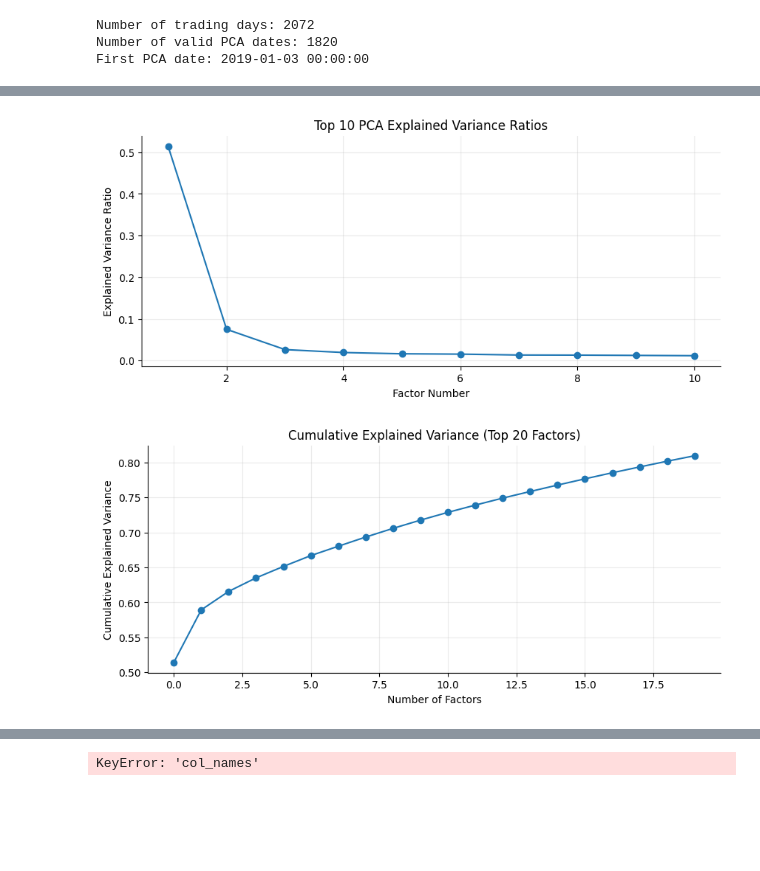
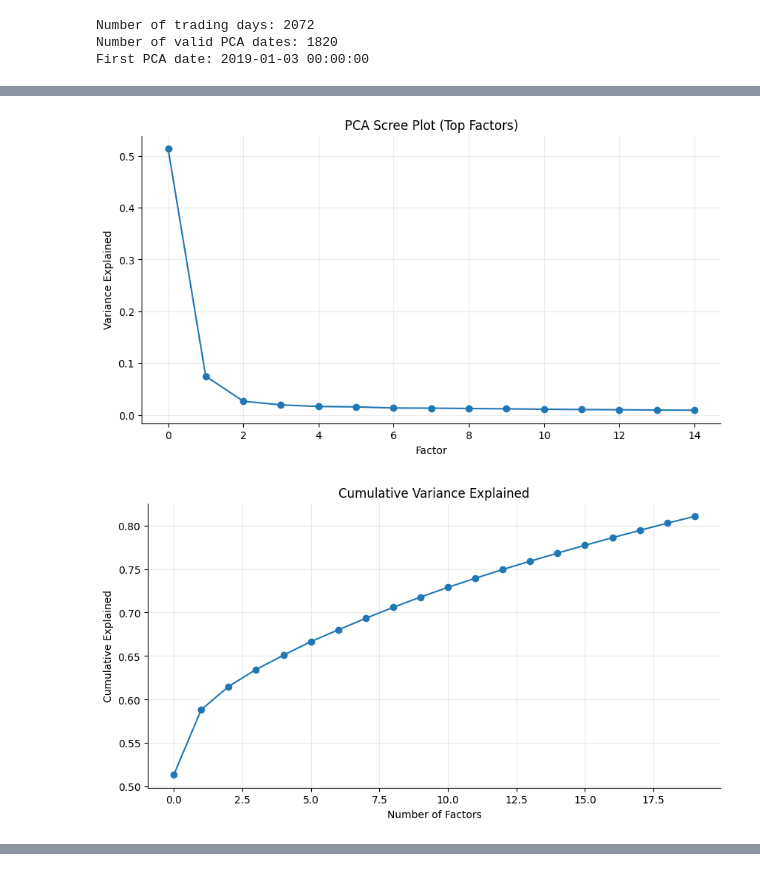
Before and after one commit to NishankRai25/Trading-Research, a Jupyter notebook: Research/statarb1/models/baseline2(OU+PCA+KALMAN).ipynb, the cells around one changed output, grey strips where cells are left out. Cells and saved outputs as stored; diff of their text form; code cells hidden in the pictures; blank space fills up the shorter version.

```diff
--- a/Research/statarb1/models/baseline2(OU+PCA+KALMAN).ipynb
+++ b/Research/statarb1/models/baseline2(OU+PCA+KALMAN).ipynb
@@ -31,15 +31,14 @@ universe = [
 # =========================
 
 PCA_LOOKBACK = 252
-N_PCA_FACTORS = 15
+N_PCA_FACTORS = 20
 OU_WINDOW = 60
 
-ENTRY_THRESHOLD = 2.25
+ENTRY_THRESHOLD = 1.5
 LONG_EXIT_THRESHOLD = 0.25
-SHORT_EXIT_THRESHOLD = 0.25
+SHORT_EXIT_THRESHOLD = 0.5
 
-KAPPA_MIN = 8.4
-
+KAPPA_MIN = 14
 TRANSACTION_COST_BPS = 5
 TRANSACTION_COST = TRANSACTION_COST_BPS / 10000
 
@@ -299,43 +305,51 @@ def build_rolling_snapshot(i):
         "X_factor": X_factor,
         "factor_today": factor_today
     }
-
 snapshot = build_rolling_snapshot(DEBUG_I)
 
 if snapshot is None:
     print("Snapshot failed: not enough valid names")
+
 else:
-    print(f"Debug date: {snapshot['date']}")
-    print(f"Valid stocks in rolling window: {len(snapshot['valid_col_names'])}")
-    print(f"Top 5 explained variance ratios: {np.round(snapshot['explained'][:5], 4)}")
-    print(f"Cumulative explained by {N_PCA_FACTORS} factors: {snapshot['explained'][:N_PCA_FACTORS].sum():.4f}")
+    print("=== SNAPSHOT INFO ===")
+    print(f"date                 : {snapshot['date']}")
+    print(f"valid stocks         : {len(snapshot['valid_col_names'])}")
+    print(f"window shape         : {snapshot['window_data'].shape}")
+    print(f"reg window shape     : {snapshot['reg_window'].shape}")
 
-    plt.figure(figsize=(10, 4))
-    plt.plot(np.arange(1, 11), snapshot["explained"][:10], marker="o")
-    plt.title("Top 10 PCA Explained Variance Ratios")
-    plt.xlabel("Factor Number")
-    plt.ylabel("Explained Variance Ratio")
+    print("\n=== PCA QUALITY ===")
+    print(f"Top 5 var explained  : {np.round(snapshot['explained'][:5], 4)}")
+    print(f"Total (top {N_PCA_FACTORS}) : {snapshot['explained'][:N_PCA_FACTORS].sum():.4f}")
+
+    print("\n=== DATA SANITY ===")
+    print(f"window mean          : {np.mean(snapshot['window_data']):.6f}")
+    print(f"window std           : {np.std(snapshot['window_data']):.6f}")
+    print(f"sigma range          : [{snapshot['sigma'].min():.6f}, {snapshot['sigma'].max():.6f}]")
+
+    print("\n=== CORRELATION CHECK ===")
+    corr = np.corrcoef(snapshot["window_data"], rowvar=False)
+    print(f"corr mean            : {np.mean(corr):.4f}")
+    print(f"corr min/max         : [{corr.min():.4f}, {corr.max():.4f}]")
+
+    print("\n=== FACTOR CHECK ===")
+    print(f"factor_today mean    : {np.mean(snapshot['factor_today']):.6f}")
+    print(f"factor_today std     : {np.std(snapshot['factor_today']):.6f}")
+
+    print("-" * 50)
+
+    # ===== GRAPH 1: Scree Plot =====
+    plt.figure()
+    plt.plot(snapshot["explained"][:15], marker="o")
+    plt.title("PCA Scree Plot (Top Factors)")
+    plt.xlabel("Factor")
+    plt.ylabel("Variance Explained")
     plt.show()
 
-    plt.figure(figsize=(10, 4))
+    # ===== GRAPH 2: Cumulative Explained =====
+    plt.figure()
     plt.plot(np.cumsum(snapshot["explained"][:20]), marker="o")
-    plt.title("Cumulative Explained Variance (Top 20 Factors)")
+    plt.title("Cumulative Variance Explained")
     plt.xlabel("Number of Factors")
-    plt.ylabel("Cumulative Explained Variance")
+    plt.ylabel("Cumulative Explained")
     plt.show()
-
-
-print("\n=== PCA DEBUG ===")
-print(f"Date: {snapshot['date']}")
-print(f"# Stocks used: {len(snapshot['col_names'])}")
-print(f"Explained variance (top 5): {snapshot['explained_variance'][:5]}")
-print(f"Cumulative variance (15 factors): {np.sum(snapshot['explained_variance'][:15]):.3f}")
-
-plt.figure()
-plt.plot(np.cumsum(snapshot['explained_variance']), marker='o')
-plt.title("Cumulative Explained Variance (PCA)")
-plt.xlabel("Number of Factors")
-plt.ylabel("Variance Explained")
-plt.axhline(0.7, linestyle='--')
-plt.show()
 # %% [output]
@@ -346,2 +373,2 @@ Cumulative explained by 15 factors: 0.7677
-[figure, old version]
+[figure, new version]
-[figure, old version]
+[figure, new version]
@@ -350,4 +375,3 @@ Date: 2020-03-13 00:00:00
-KeyError: 'col_names'
 # %%
 # =========================
 # BLOCK 3: SINGLE-STOCK RESIDUAL DIAGNOSTIC
```
Also changed, not shown: parts of 12 cells of this notebook, 6 other files.
